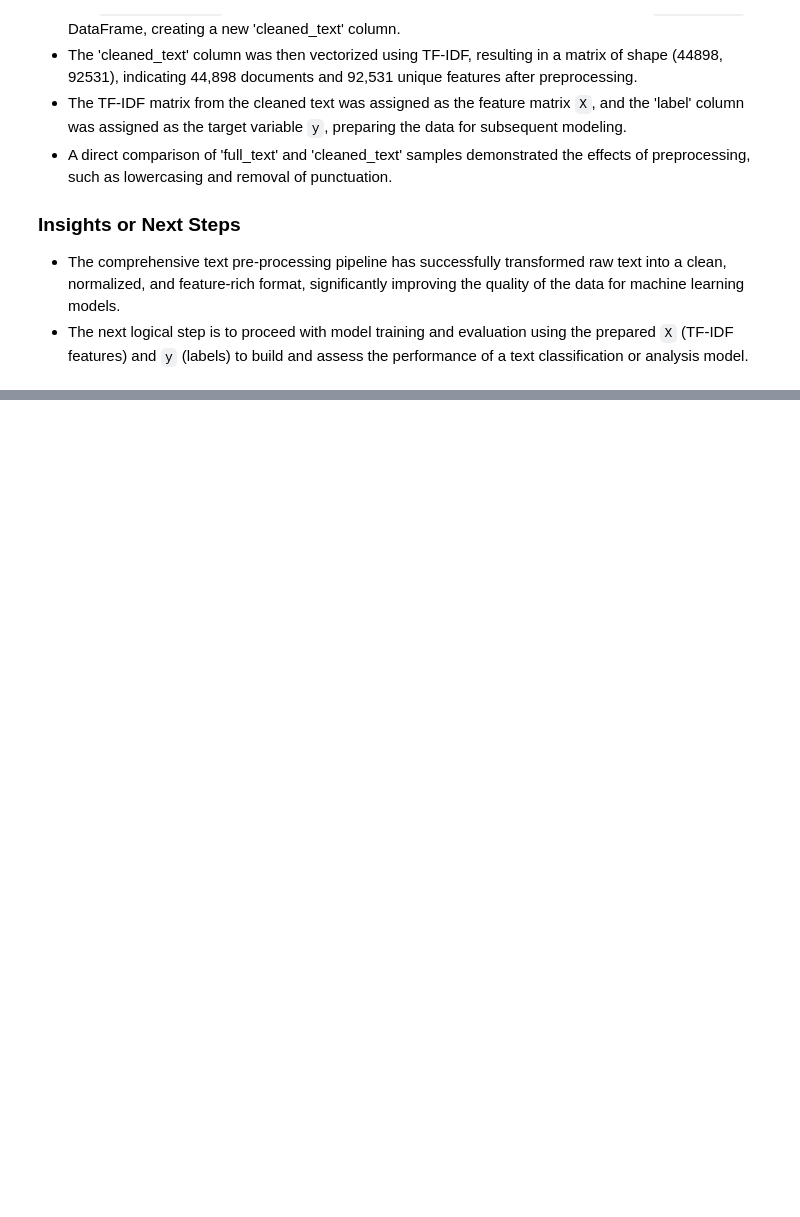
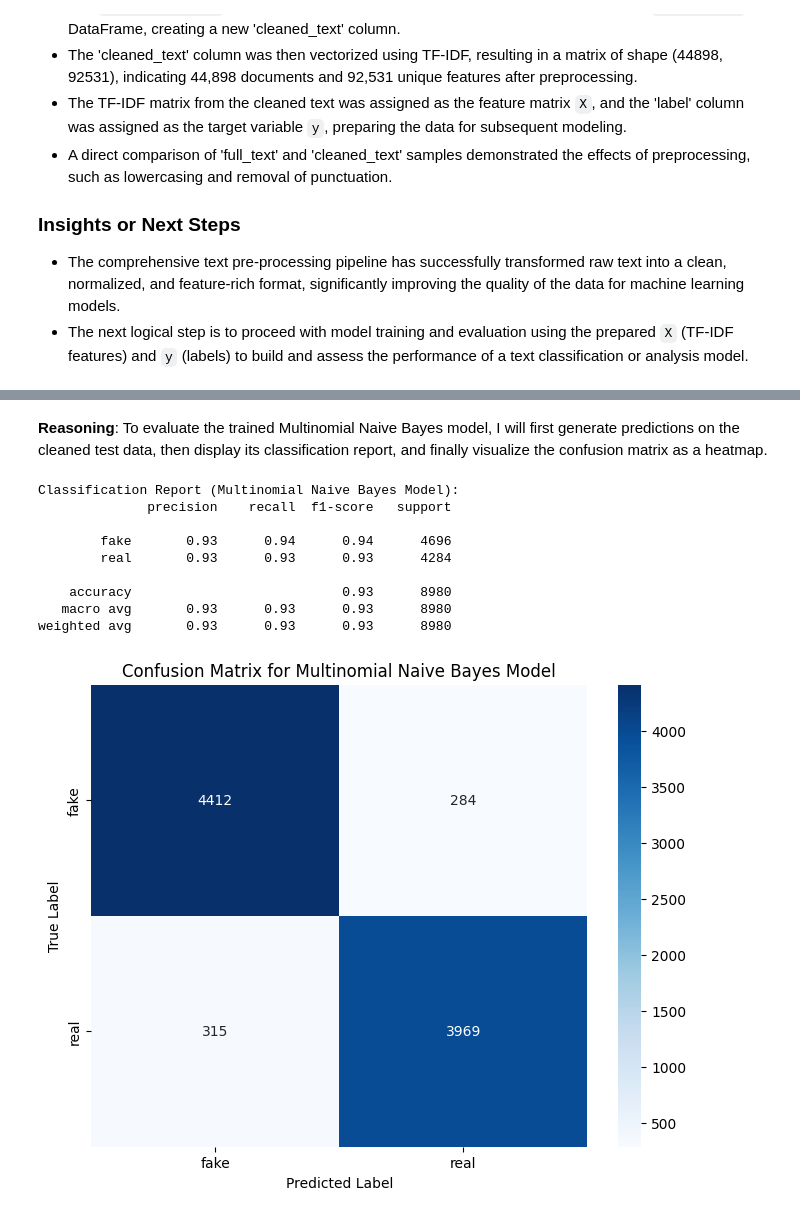
Before and after one commit to ajmainrahman/Supervised-Machine-Learning-ProblemTypes-Tasks-UseCases, a Jupyter notebook: Real_vs_Fake_News_Classification.ipynb, the cells around one changed output, grey strips where cells are left out. Drawn from its saved outputs; the diff is of its cells as text; code cells hidden in the pictures; blank space fills up the shorter version.

```diff
--- a/Real_vs_Fake_News_Classification.ipynb
+++ b/Real_vs_Fake_News_Classification.ipynb
@@ -479,0 +987,4 @@ These techniques offer several potential benefits for the model:
+# %%
+mnb_model = MultinomialNB()
+mnb_model.fit(X_train_cleaned, y_train_cleaned)
+print("Multinomial Naive Bayes model trained successfully with cleaned data.")
@@ -479,0 +998,32 @@ These techniques offer several potential benefits for the model:
+# %% [markdown]
+**Reasoning**:
+To evaluate the trained Multinomial Naive Bayes model, I will first generate predictions on the cleaned test data, then display its classification report, and finally visualize the confusion matrix as a heatmap.
+# %%
+from sklearn.metrics import classification_report, confusion_matrix
+import matplotlib.pyplot as plt
+import seaborn as sns
+
+y_pred_mnb = mnb_model.predict(X_test_cleaned)
+
+print('Classification Report (Multinomial Naive Bayes Model):')
+print(classification_report(y_test_cleaned, y_pred_mnb))
+
+cm_mnb = confusion_matrix(y_test_cleaned, y_pred_mnb)
+
+plt.figure(figsize=(8, 6))
+sns.heatmap(cm_mnb, annot=True, fmt='d', cmap='Blues', xticklabels=['fake', 'real'], yticklabels=['fake', 'real'])
+plt.title('Confusion Matrix for Multinomial Naive Bayes Model')
+plt.xlabel('Predicted Label')
+plt.ylabel('True Label')
+plt.show()
+# %% [output]
+Classification Report (Multinomial Naive Bayes Model):
+              precision    recall  f1-score   support
+
+        fake       0.93      0.94      0.94      4696
+        real       0.93      0.93      0.93      4284
+
+    accuracy                           0.93      8980
+   macro avg       0.93      0.93      0.93      8980
+weighted avg       0.93      0.93      0.93      8980
+[figure, added]
```
Also changed, not shown: parts of 70 cells of this notebook.
